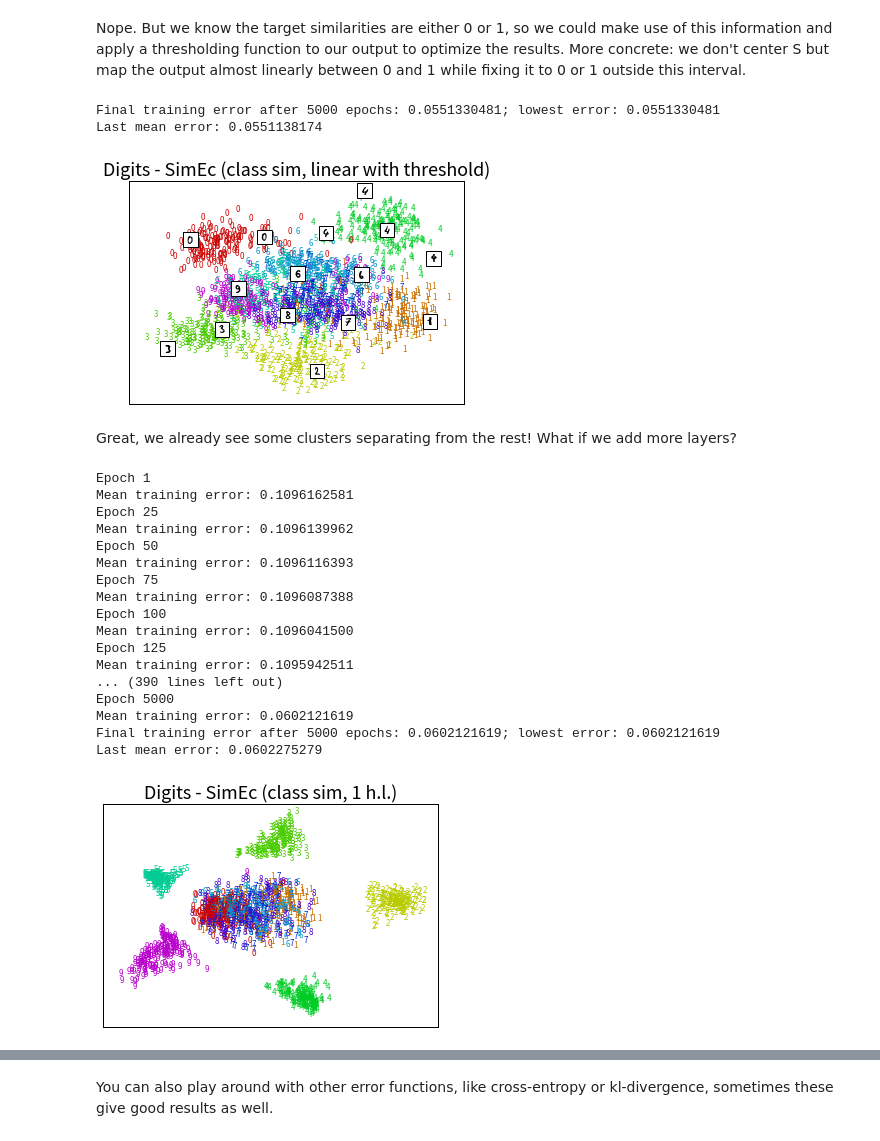
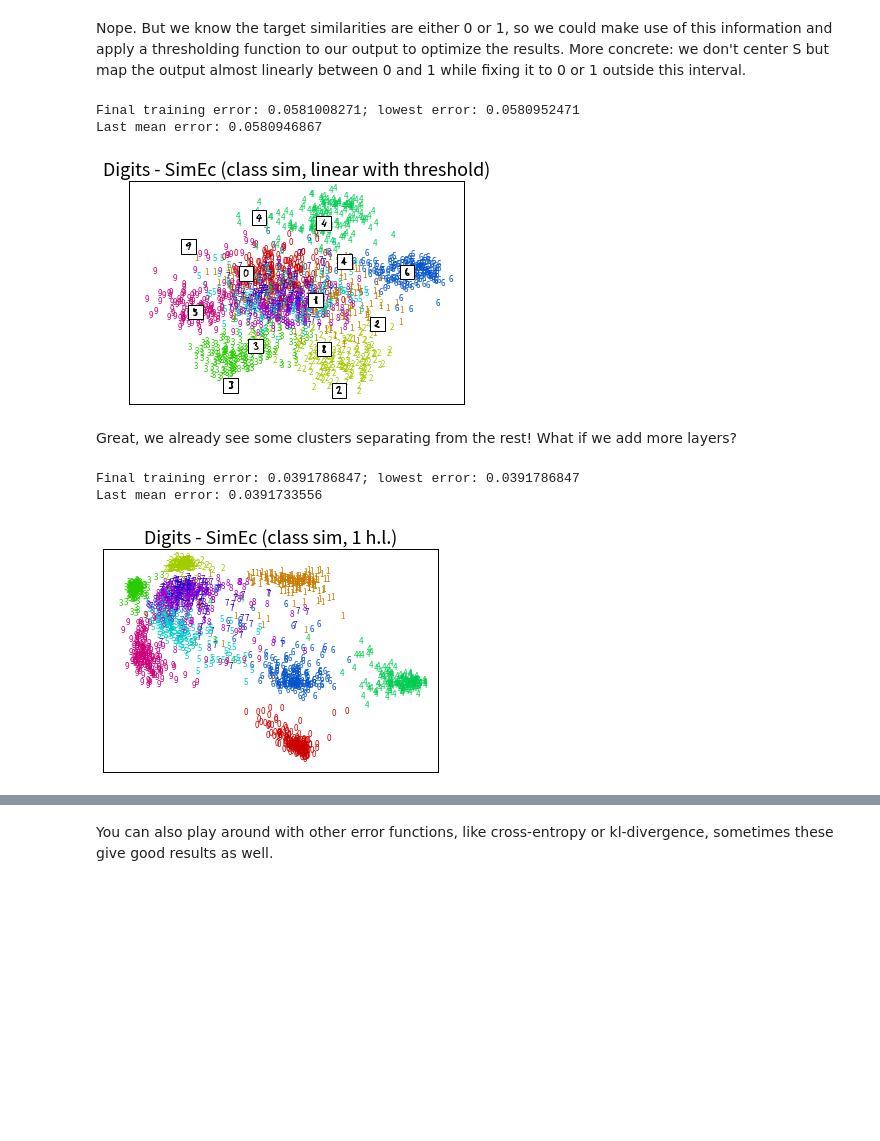
Before and after one commit to cod3licious/simec-theano, a Jupyter notebook: examples/examples_simec.ipynb, the cells around one changed output, grey strips where cells are left out. Saved outputs shown, nothing was run; the diff lists cells and outputs as text; code cells hidden in the pictures; blank space fills up the shorter version.

```diff
--- a/examples/examples_simec.ipynb
+++ b/examples/examples_simec.ipynb
@@ -159,8 +157,8 @@ correlation with isomap: 0.969294
 # %%
 # non-linear SimEc based on isomap - 2 hidden layers
 K_geod = e_isomap.dist_matrix_
-e_gsimenc = SimilarityEncoder(K_geod.shape[1], X.shape[1], 2, [40, 20], [T.tanh, T.tanh, None, None],
-                              lrate=2.)
+e_gsimenc = SimilarityEncoder(K_geod.shape[1], X.shape[1], 2, [40, 20], [T.nnet.relu, T.nnet.relu, None, None],
+                              lrate=2., orthOT_reg=0.01)
 e_gsimenc.fit(X, center_K(K_geod), verbose=False)
 X_embeds = e_gsimenc.transform(X)
 plot_digits(X_embeds, digits, title='Digits - SimEc (geodesic, 2 h.l.)')
@@ -192,7 +190,8 @@ S = np.array(Y==Y.T, dtype=int)
 Lets first try a simple linear SimEc.
 # %%
 # similarity encoder with similarities relying on class information - linear
-e_csimenc = SimilarityEncoder(S.shape[1], X.shape[1], 2, [], [None, None], lrate=5., L2_reg=0.0001)
+e_csimenc = SimilarityEncoder(S.shape[1], X.shape[1], 2, [], [None, None], lrate=5.,
+                              orthOT_reg=0.1)
 e_csimenc.fit(X, S, verbose=False)
 X_embed = e_csimenc.transform(X)
 plot_digits(X_embed, digits, title='Digits - SimEc (class sim, linear)')
@@ -204,7 +203,8 @@ Last mean error: 0.0733397850
 Well, this is very similar to the original linear SimEc that did not make use of class labels, so this is kind of disappointing. Here we didn't center the similarity matrix - might that help?
 # %%
 # similarity encoder with similarities relying on class information - linear; center S
-e_csimenc = SimilarityEncoder(S.shape[1], X.shape[1], 2, [], [None, None], lrate=5., L2_reg=0.0001)
+e_csimenc = SimilarityEncoder(S.shape[1], X.shape[1], 2, [], [None, None], lrate=5.,
+                              orthOT_reg=0.1)
 e_csimenc.fit(X, center_K(S), verbose=False)
 X_embed = e_csimenc.transform(X)
 plot_digits(X_embed, digits, title='Digits - SimEc (class sim (centered), linear)')
@@ -219,41 +219,26 @@ Nope. But we know the target similarities are either 0 or 1, so we could make us
 # no centering of S but instead a thresholding in the last layer
 # to transform the output to be between 0 and 1
 e_csimenc = SimilarityEncoder(S.shape[1], X.shape[1], 2, [], [None, scaled_sigmoid],
-                              lrate=5., L2_reg=0.0001)
+                              lrate=5., orthOT_reg=0.1)
 e_csimenc.fit(X, S, verbose=False)
 X_embed = e_csimenc.transform(X)
 plot_digits(X_embed, digits, title='Digits - SimEc (class sim, linear with threshold)')
 # %% [output]
-Final training error after 5000 epochs: 0.0551330481; lowest error: 0.0551330481
-Last mean error: 0.0551138174
+Final training error: 0.0581008271; lowest error: 0.0580952471
+Last mean error: 0.0580946867
-[figure, old version]
+[figure, new version]
 # %% [markdown]
 Great, we already see some clusters separating from the rest! What if we add more layers?
 # %%
 # similarity encoder with similarities relying on class information - 1 hidden layer
-e_csimenc = SimilarityEncoder(S.shape[1], X.shape[1], 2, [20], [T.tanh, None, scaled_sigmoid],
-                              lrate=10., L2_reg=0.000005)
-e_csimenc.fit(X, center_K(S), verbose=True)
+e_csimenc = SimilarityEncoder(S.shape[1], X.shape[1], 2, [100], [T.tanh, None, scaled_sigmoid],
+                              lrate=5., orthOT_reg=0.05)
+e_csimenc.fit(X, S, verbose=False)
 X_embed = e_csimenc.transform(X)
 plot_digits(X_embed, digits, title='Digits - SimEc (class sim, 1 h.l.)', plot_box=False)
 # %% [output]
-Epoch 1
-Mean training error: 0.1096162581
-Epoch 25
-Mean training error: 0.1096139962
-Epoch 50
-Mean training error: 0.1096116393
-Epoch 75
-Mean training error: 0.1096087388
-Epoch 100
-Mean training error: 0.1096041500
-Epoch 125
-Mean training error: 0.1095942511
-... (390 lines left out)
-Epoch 5000
-Mean training error: 0.0602121619
-Final training error after 5000 epochs: 0.0602121619; lowest error: 0.0602121619
-Last mean error: 0.0602275279
+Final training error: 0.0391786847; lowest error: 0.0391786847
+Last mean error: 0.0391733556
-[figure, old version]
+[figure, new version]
 # %%
 # similarity encoder with similarities relying on class information - 2 hidden layers
```
Also changed, not shown: parts of 15 cells of this notebook, 1 other file.
